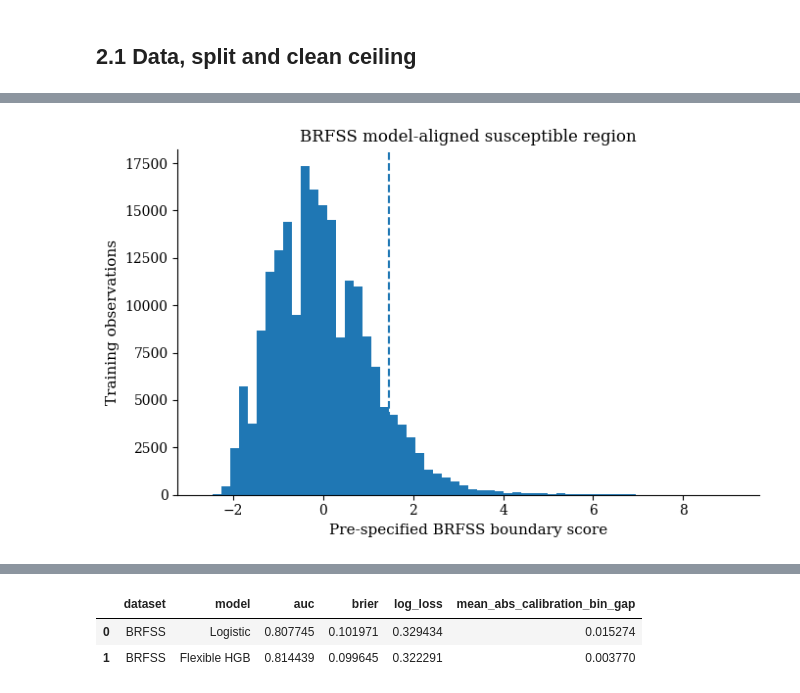
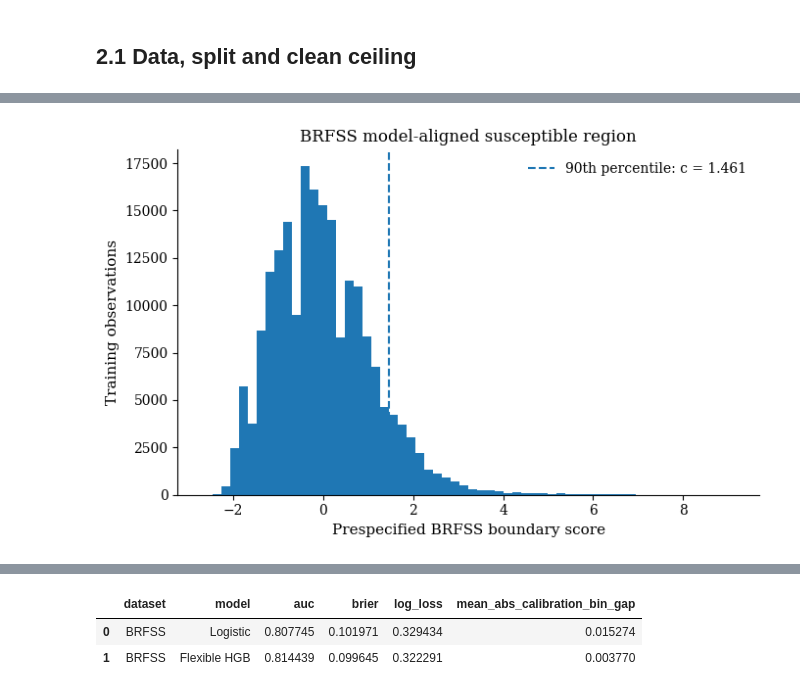
Before and after one commit to DLKramer1998/MLDS_Demi_Kramer_Imperial, a Jupyter notebook: chapter2_applied.ipynb, the cells around one changed output, grey strips where cells are left out. Saved outputs shown, nothing was run; the diff lists cells and outputs as text; code cells hidden in the pictures.

```diff
--- a/chapter2_applied.ipynb
+++ b/chapter2_applied.ipynb
@@ -712,7 +745,9 @@ The orthogonal contrast is retained in the model matrix so that the transformati
 # %%
-# Safe rerun: this output is redirected to the high-replication Chapter 2 folder.
+# Build the reduced BRFSS model matrix used in the Bayesian fit.
 def make_brfss_model_matrix(train_raw, test_raw):
     core = ["BMI", "GenHlth", "HighBP", "DiffWalk", "Age", "Income"]
+
+    # Standardise using the training data only.
     scaler = StandardScaler()
     Ztr = scaler.fit_transform(train_raw[core])
     Zte = scaler.transform(test_raw[core])
@@ -720,6 +755,7 @@ def make_brfss_model_matrix(train_raw, test_raw):
     i_bmi = core.index("BMI")
     i_gen = core.index("GenHlth")
 
+    # Boundary score and orthogonal BMI/GenHlth contrast.
     score_tr = (Ztr[:, i_bmi] + Ztr[:, i_gen]) / np.sqrt(2.0)
     contrast_tr = (Ztr[:, i_bmi] - Ztr[:, i_gen]) / np.sqrt(2.0)
 
@@ -732,34 +768,79 @@ def make_brfss_model_matrix(train_raw, test_raw):
     Xtr = np.column_stack([score_tr, contrast_tr, Ztr[:, idx]])
     Xte = np.column_stack([score_te, contrast_te, Zte[:, idx]])
 
-    return Xtr, Xte, ["boundary_score", "BMI_minus_GenHlth", *others], scaler
+    feature_names = [
+        "boundary_score",
+        "BMI_minus_GenHlth",
+        *others,
+    ]
+
+    return Xtr, Xte, feature_names, scaler
 
 
-Xb_model, Xb_model_test, BRFSS_MODEL_FEATURES, brfss_model_scaler = make_brfss_model_matrix(
-    Xb_train_raw, Xb_test_raw
+Xb_model, Xb_model_test, BRFSS_MODEL_FEATURES, brfss_model_scaler = (
+    make_brfss_model_matrix(
+        Xb_train_raw,
+        Xb_test_raw,
+    )
 )
 
+# Use the 90th percentile of the training score only.
 C_B_TRUE = float(np.quantile(Xb_model[:, 0], 0.90))
 region_b = Xb_model[:, 0] > C_B_TRUE
 
 region_summary_b = pd.DataFrame([{
+    "c_true": C_B_TRUE,
+    "region_n": int(region_b.sum()),
     "region_share": region_b.mean(),
     "recorded_positive_rate_overall": yb_train.mean(),
     "recorded_positive_rate_inside": yb_train[region_b].mean(),
-    "eligible_positives": ((yb_train == 1) & region_b).sum(),
-    "c_true": C_B_TRUE,
+    "recorded_positive_rate_outside": yb_train[~region_b].mean(),
+    "eligible_positives": int(((yb_train == 1) & region_b).sum()),
 }])
 
-display(region_summary_b)
+display(
+    region_summary_b.style
+    .format({
+        "c_true": "{:.3f}",
+        "region_share": "{:.2%}",
+        "recorded_positive_rate_overall": "{:.2%}",
+        "recorded_positive_rate_inside": "{:.2%}",
+        "recorded_positive_rate_outside": "{:.2%}",
+    })
+    .hide(axis="index")
+)
 
 fig, ax = plt.subplots(figsize=(7, 4.5))
-ax.hist(Xb_model[:, 0], bins=60)
-ax.axvline(C_B_TRUE, linestyle="--", linewidth=1.5)
-ax.set_xlabel("Pre-specified BRFSS boundary score")
+
+ax.hist(
+    Xb_model[:, 0],
+    bins=60,
+)
+
+ax.axvline(
+    C_B_TRUE,
+    linestyle="--",
+    linewidth=1.5,
+    label=f"90th percentile: c = {C_B_TRUE:.3f}",
+)
+
+ax.set_xlabel("Prespecified BRFSS boundary score")
 ax.set_ylabel("Training observations")
 ax.set_title("BRFSS model-aligned susceptible region")
+ax.legend(frameon=False)
+
 plt.tight_layout()
-plt.savefig(FIG_DIR / "fig_ch2_brfss_susceptible_region.pdf", bbox_inches="tight")
-plt.savefig(FIG_DIR / "fig_ch2_brfss_susceptible_region.png", dpi=300, bbox_inches="tight")
+
+plt.savefig(
+    FIG_DIR / "fig_ch2_brfss_susceptible_region.pdf",
+    bbox_inches="tight",
+)
+
+plt.savefig(
+    FIG_DIR / "fig_ch2_brfss_susceptible_region.png",
+    dpi=300,
+    bbox_inches="tight",
+)
+
 plt.show()
 # %% [output]
@@ -768,4 +849,4 @@ plt.show()
-[figure, old version]
+[figure, new version]
 # %% [markdown]
 ### 2.2a Pre-corruption response-model check
 
```
Also changed, not shown: parts of 75 cells of this notebook, 3 other files.
